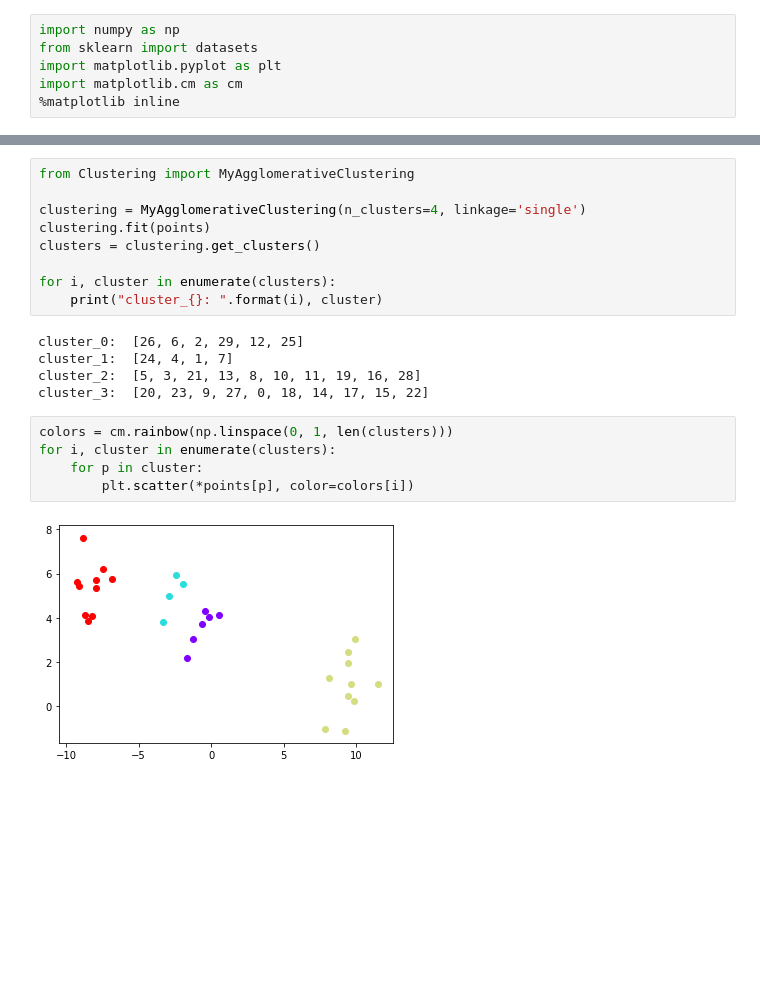
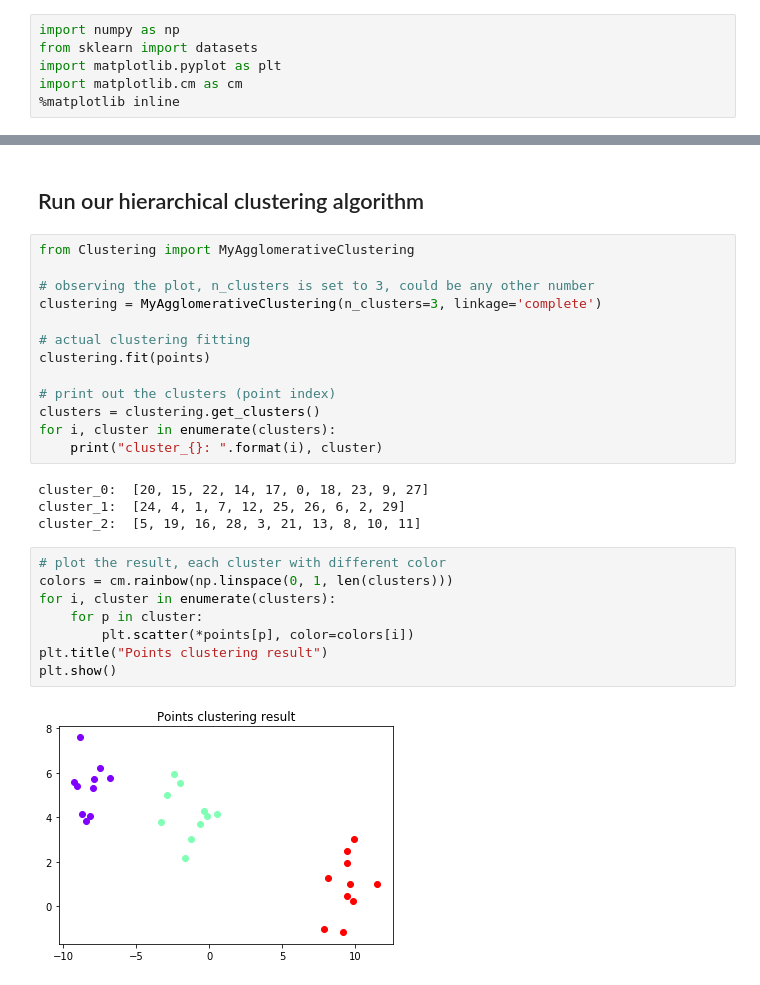
Before and after one commit to iampeixuan/hierarchical_clustering, a Jupyter notebook: clustering_visualization.ipynb, the cells around one changed output, grey strips where cells are left out. Cells and saved outputs as stored; diff of their text form; blank space fills up the shorter version.

```diff
--- a/clustering_visualization.ipynb
+++ b/clustering_visualization.ipynb
@@ -24,21 +38,29 @@ plt.show()
+# %% [markdown]
+## Run our hierarchical clustering algorithm
 # %%
 from Clustering import MyAgglomerativeClustering
 
-clustering = MyAgglomerativeClustering(n_clusters=4, linkage='single')
+# observing the plot, n_clusters is set to 3, could be any other number
+clustering = MyAgglomerativeClustering(n_clusters=3, linkage='complete')
+
+# actual clustering fitting
 clustering.fit(points)
+
+# print out the clusters (point index)
 clusters = clustering.get_clusters()
-
 for i, cluster in enumerate(clusters):
     print("cluster_{}: ".format(i), cluster)
 # %% [output]
-cluster_0:  [26, 6, 2, 29, 12, 25]
-cluster_1:  [24, 4, 1, 7]
-cluster_2:  [5, 3, 21, 13, 8, 10, 11, 19, 16, 28]
-cluster_3:  [20, 23, 9, 27, 0, 18, 14, 17, 15, 22]
+cluster_0:  [20, 15, 22, 14, 17, 0, 18, 23, 9, 27]
+cluster_1:  [24, 4, 1, 7, 12, 25, 26, 6, 2, 29]
+cluster_2:  [5, 19, 16, 28, 3, 21, 13, 8, 10, 11]
 # %%
+# plot the result, each cluster with different color
 colors = cm.rainbow(np.linspace(0, 1, len(clusters)))
 for i, cluster in enumerate(clusters):
     for p in cluster:
         plt.scatter(*points[p], color=colors[i])
+plt.title("Points clustering result")
+plt.show()
 # %% [output]
-[figure, old version]
+[figure, new version]
```
Also changed, not shown: parts of 6 cells of this notebook.
